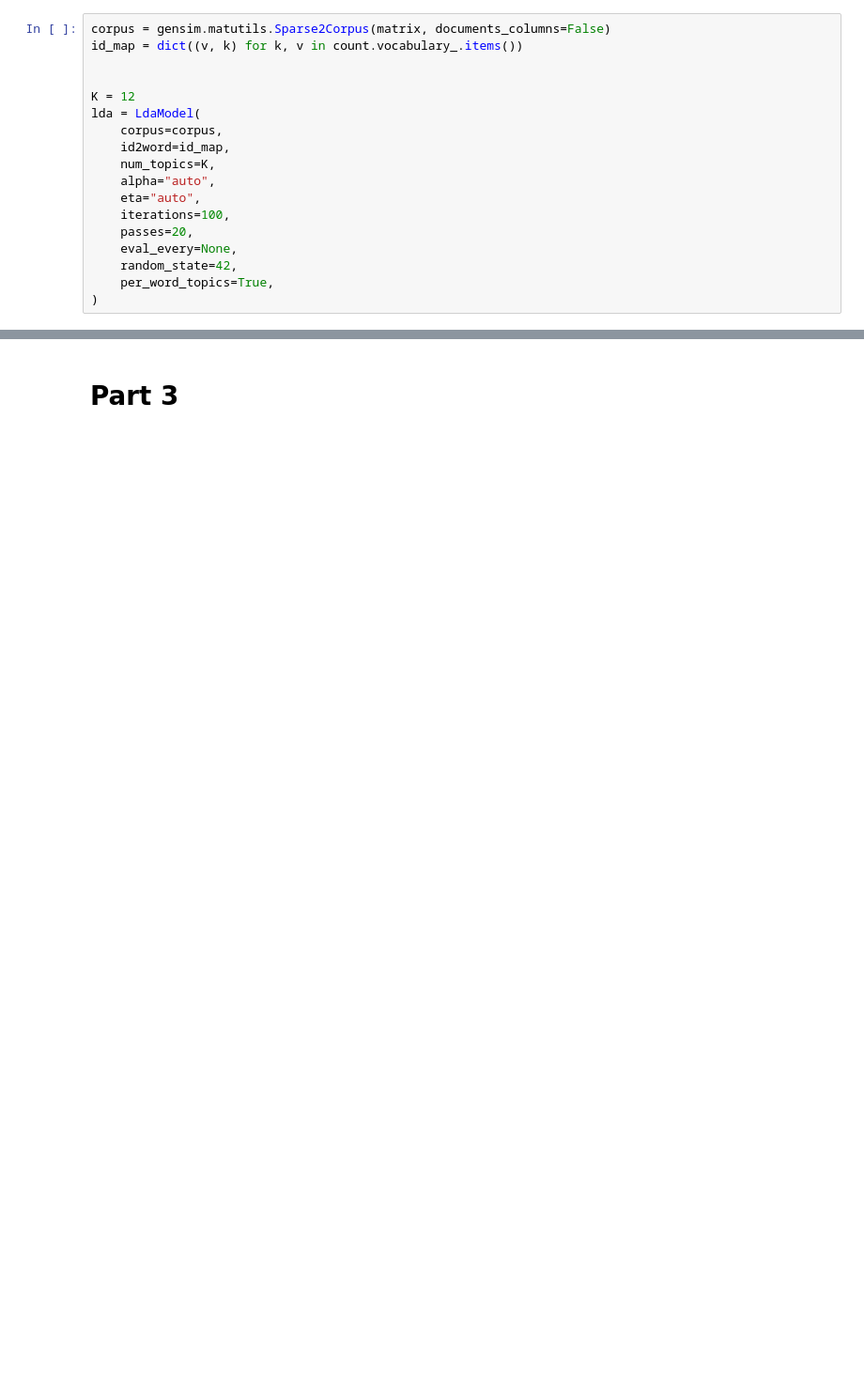
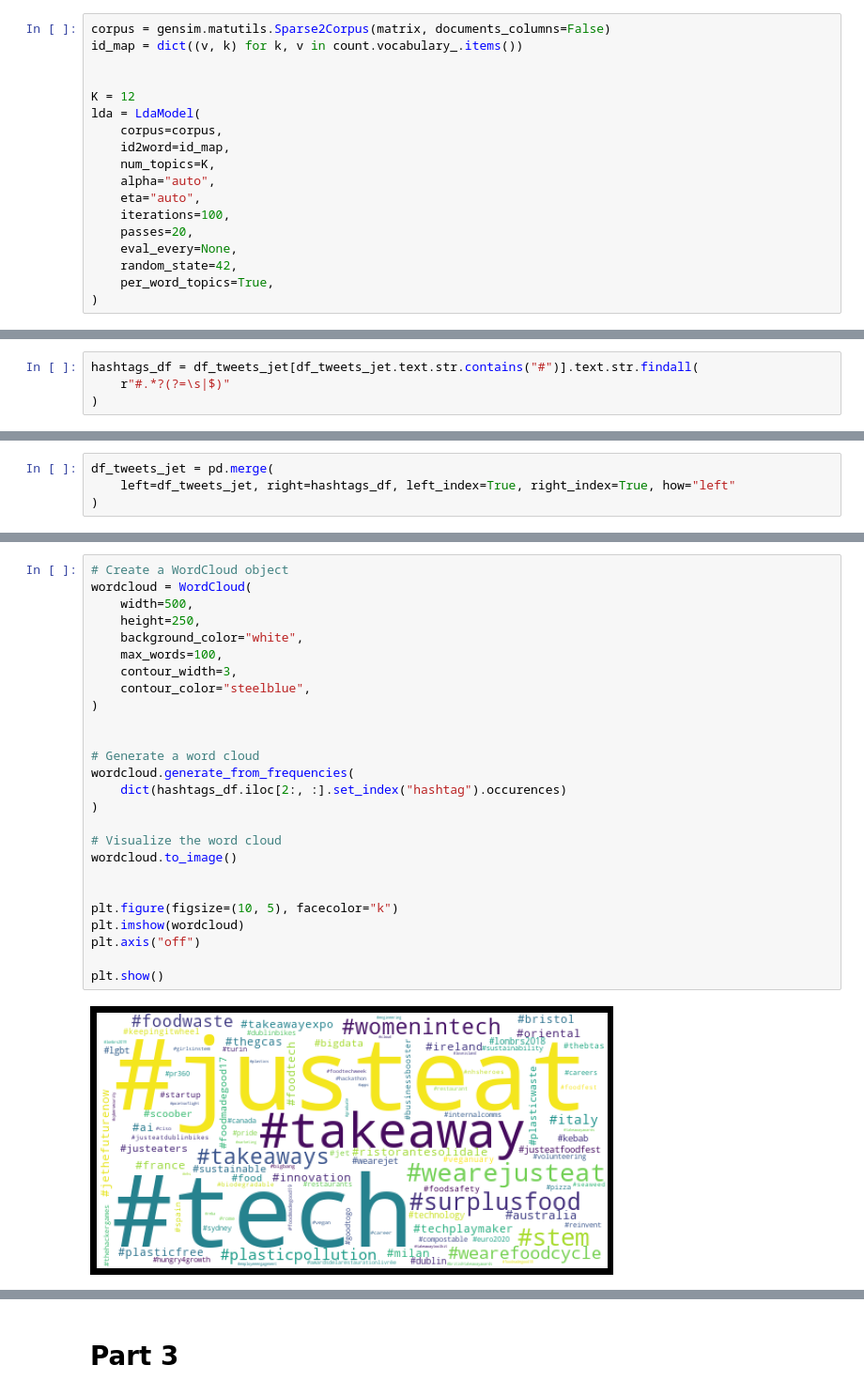
Before and after one commit to AngeloBarisano/Supply_Chain, a Jupyter notebook: Notebooks/workfile2.ipynb, the cells around one changed output, grey strips where cells are left out. Shown at 94% size. Saved outputs shown, nothing was run; the diff lists cells and outputs as text; blank space fills up the shorter version.

```diff
--- a/Notebooks/workfile2.ipynb
+++ b/Notebooks/workfile2.ipynb
@@ -371,0 +444,4 @@ plt.show()
+# %%
+hashtags_df = df_tweets_jet[df_tweets_jet.text.str.contains("#")].text.str.findall(
+    r"#.*?(?=\s|$)"
+)
@@ -371,0 +454,4 @@ plt.show()
+# %%
+df_tweets_jet = pd.merge(
+    left=df_tweets_jet, right=hashtags_df, left_index=True, right_index=True, how="left"
+)
@@ -371,0 +533,28 @@ plt.show()
+# %%
+# Create a WordCloud object
+wordcloud = WordCloud(
+    width=500,
+    height=250,
+    background_color="white",
+    max_words=100,
+    contour_width=3,
+    contour_color="steelblue",
+)
+
+
+# Generate a word cloud
+wordcloud.generate_from_frequencies(
+    dict(hashtags_df.iloc[2:, :].set_index("hashtag").occurences)
+)
+
+# Visualize the word cloud
+wordcloud.to_image()
+
+
+plt.figure(figsize=(10, 5), facecolor="k")
+plt.imshow(wordcloud)
+plt.axis("off")
+
+plt.show()
+# %% [output]
+[figure, added]
```
Also changed, not shown: parts of 80 cells of this notebook, 6 other files.
